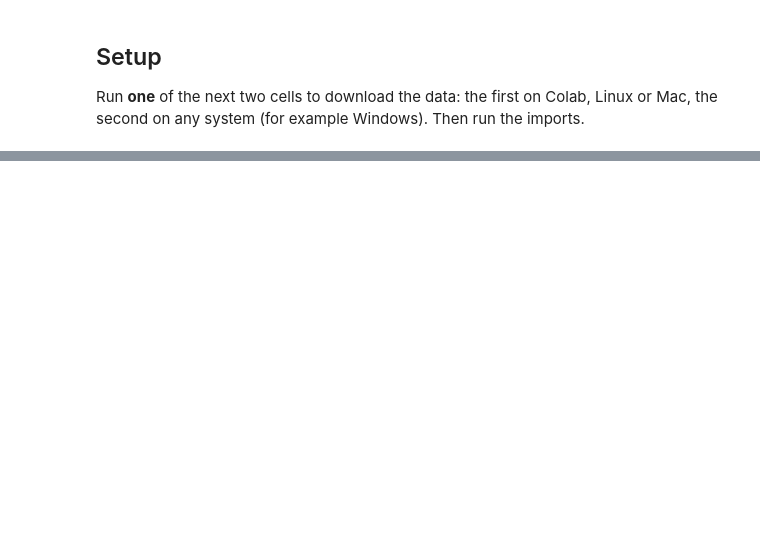
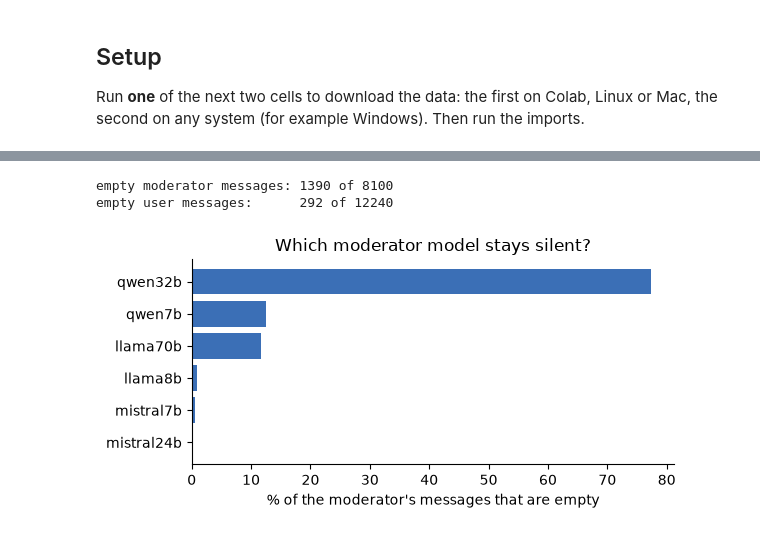
Before and after one commit to Swkratis210204/PracticalDataScienceTA, a Jupyter notebook: labs/lab01-pandas/PandasLab.ipynb, the cells around one changed output, grey strips where cells are left out. Drawn from its saved outputs; the diff is of its cells as text; code cells hidden in the pictures; blank space fills up the shorter version.

```diff
--- a/labs/lab01-pandas/PandasLab.ipynb
+++ b/labs/lab01-pandas/PandasLab.ipynb
@@ -1032,0 +540,8 @@ plt.show()
+# %%
+# a comparison on a whole column gives True/False for every row: a mask
+is_empty = msgs["text"] == '""'
+is_mod = msgs["speaker"] == "moderator"
+# a whole True/False column gives one result: sum() counts the True values, mean() is their share (True = 1, False = 0)
+print(f"{is_empty.sum()} empty messages, {is_empty.mean():.1%} of all")
+# loc with a mask and a list of columns: only those rows, only those columns
+msgs.loc[is_empty, ["speaker", "written_by", "text"]].head(3)
@@ -1032,0 +556,22 @@ plt.show()
+# %%
+# & combines two masks (and), ~ flips a mask (not)
+print("empty moderator messages:", (is_empty & is_mod).sum(), "of", is_mod.sum())
+print("empty user messages:     ", (is_empty & ~is_mod).sum(), "of", (~is_mod).sum())
+
+mod = msgs[is_mod]
+silent = mod[mod["text"] == '""']
+# silent messages per model / all moderator messages per model (divided by label); no silent message -> NaN -> 0
+silent_share = (silent["written_by"].value_counts() / mod["written_by"].value_counts()).fillna(0)
+silent_share = (silent_share * 100).sort_values()
+
+fig, ax = plt.subplots(figsize=(6, 3))
+ax.barh(silent_share.index, silent_share.values, color="#3b6fb6")
+ax.set_xlabel("% of the moderator's messages that are empty")
+ax.set_title("Which moderator model stays silent?")
+ax.spines[["top", "right"]].set_visible(False)
+plt.tight_layout()
+plt.show()
+# %% [output]
+empty moderator messages: 1390 of 8100
+empty user messages:      292 of 12240
+[figure, added]
```
Also changed, not shown: parts of 204 cells of this notebook, 10 other files.
